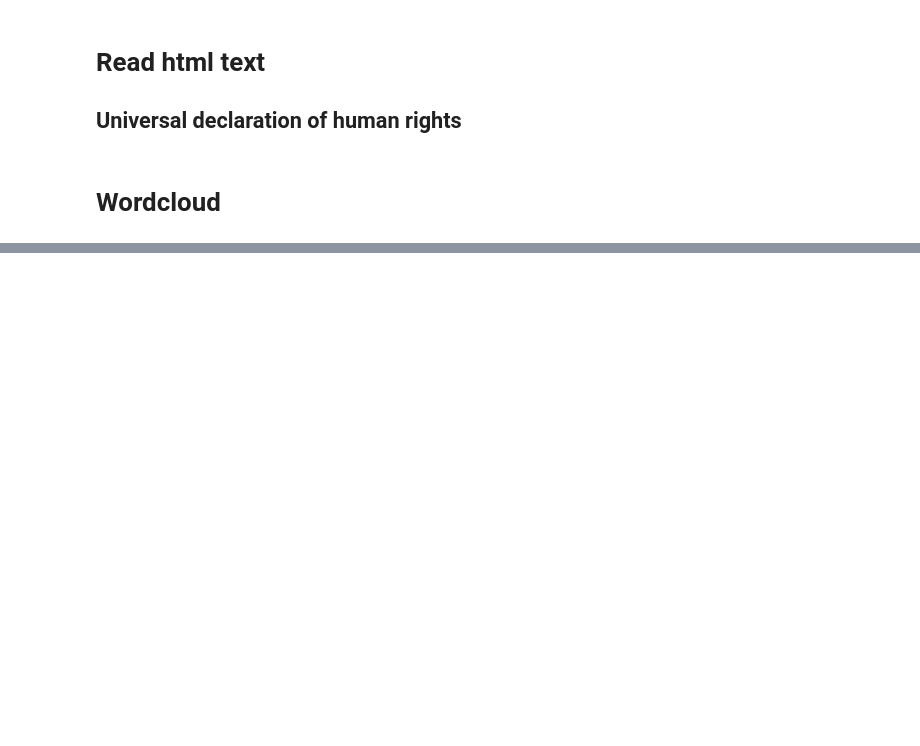
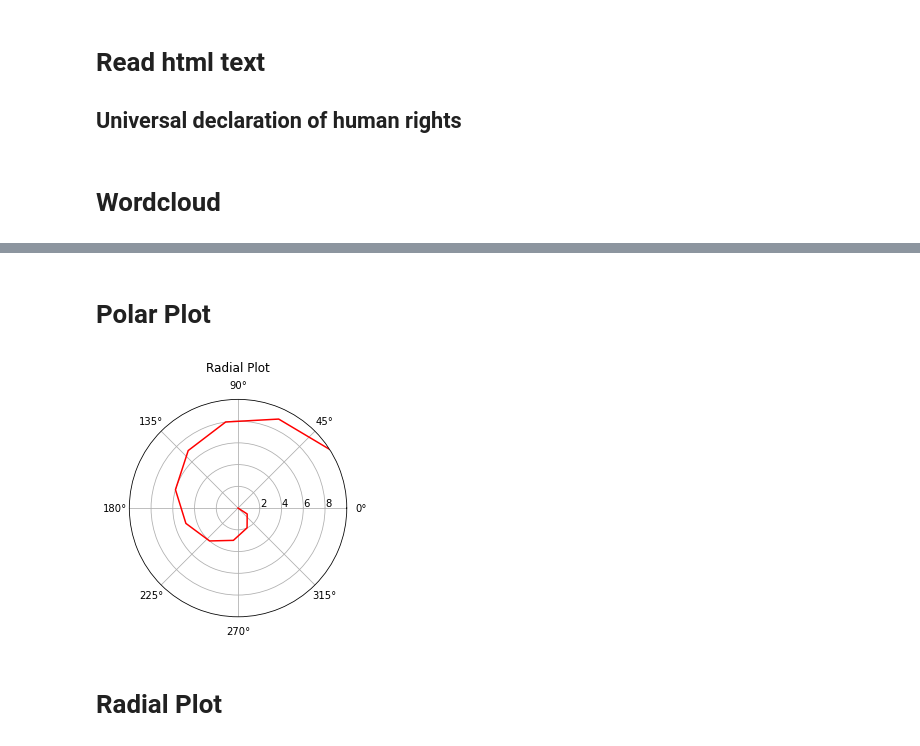
Before and after one commit to morrisgpeter/Python-graphs, a Jupyter notebook: Python plot library.ipynb, the cells around one changed output, grey strips where cells are left out. Drawn from its saved outputs; the diff is of its cells as text; code cells hidden in the pictures; blank space fills up the shorter version.

```diff
--- a/Python plot library.ipynb
+++ b/Python plot library.ipynb
@@ -156,0 +158,19 @@ plot_wordcloud(text)
+# %% [markdown]
+# Polar Plot
+# %%
+r = np.arange(0, 11)
+theta = np.arange(0, 2*np.pi, 2*np.pi/11)
+
+fig, ax = plt.subplots(subplot_kw={'projection': 'polar'})
+ax.plot(-theta, r, color = 'red')
+ax.set_rmax(10)
+ax.set_rticks([2, 4, 6, 8])  # Radial ticks
+ax.set_rlabel_position(0) # radial labels position
+ax.grid(True)
+
+ax.set_title("Radial Plot", va='bottom')
+plt.show()
+# %% [output]
+[figure, added]
+# %% [markdown]
+# Radial Plot
```
Also changed, not shown: parts of 6 cells of this notebook.
